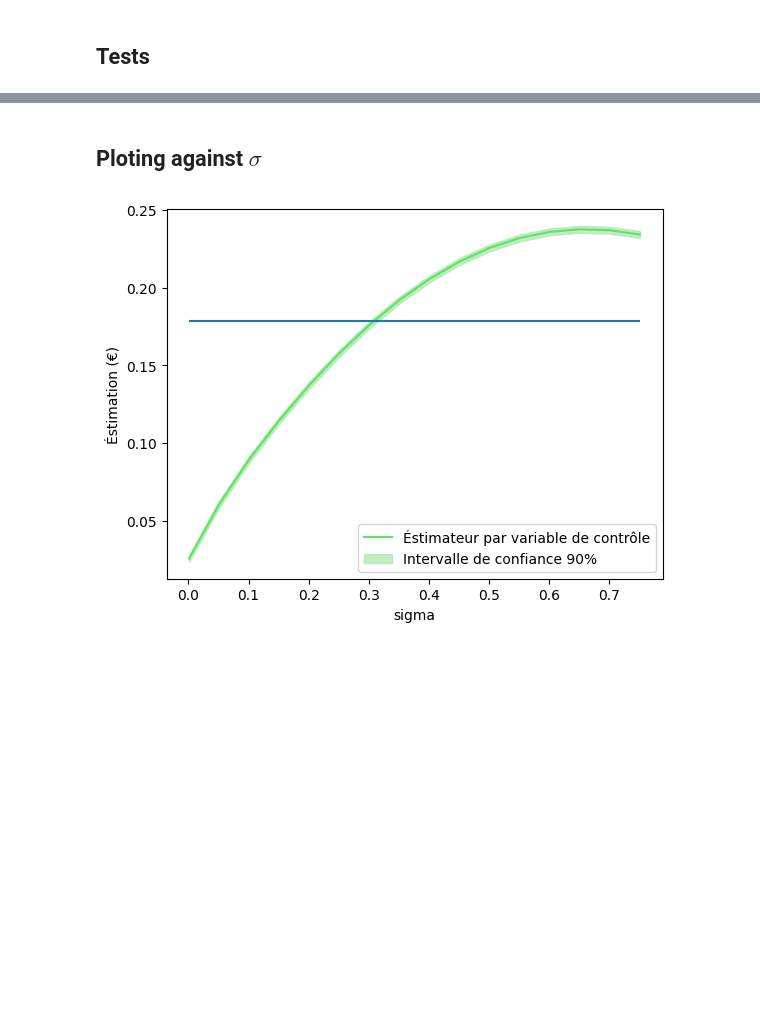
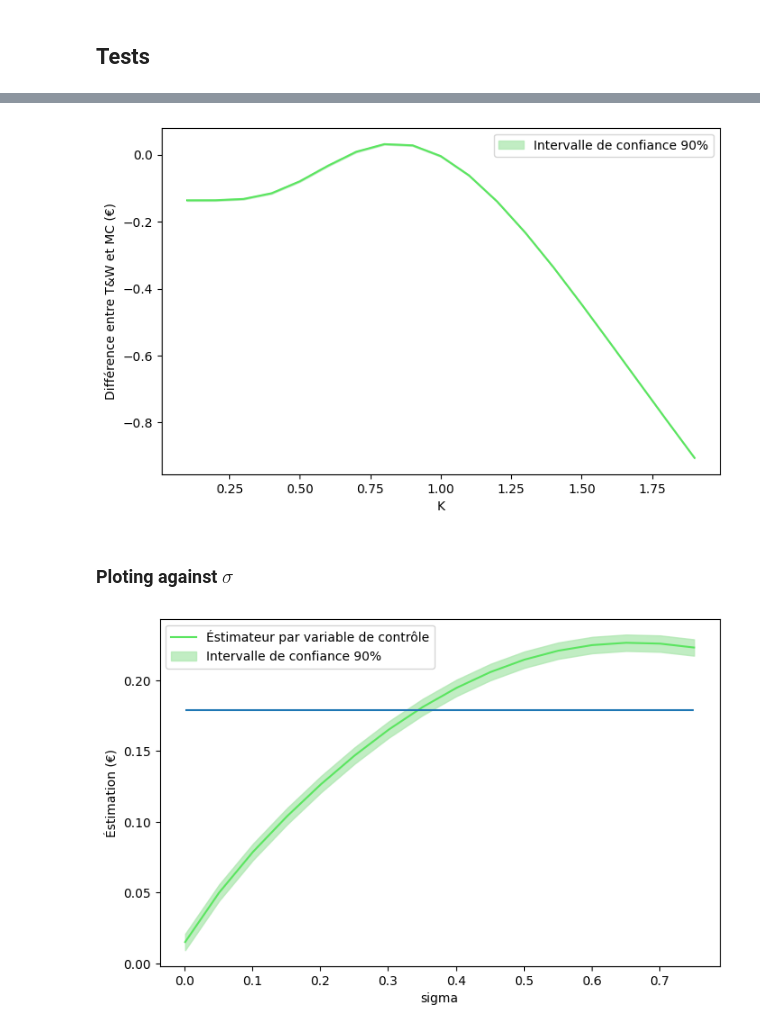
Before and after one commit to Sh3xe/asian-option-pricing, a Jupyter notebook: pricing.ipynb, the cells around one changed output, grey strips where cells are left out. Cells and saved outputs as stored; diff of their text form; code cells hidden in the pictures; blank space fills up the shorter version.

```diff
--- a/pricing.ipynb
+++ b/pricing.ipynb
@@ -240,5 +255,16 @@ plt.show()
+# %%
+plt.plot(K_range, approx_vec-tnw_approx, c=GREEN)
+plt.fill_between(K_range, lower-tnw_approx, upper-tnw_approx, color=FILL_GREEN, label="Intervalle de confiance 90%")
+
+plt.xlabel("K")
+plt.ylabel("Différence entre T&W et MC (€)")
+plt.legend()
+plt.savefig("figures/diff_tnw_over_K.png", dpi=600)
+plt.show()
+# %% [output]
+[figure, added]
 # %% [markdown]
-## Ploting against $\sigma$
+### Ploting against $\sigma$
 # %%
 def approx_calc_sig(sig, price_paths):
     # Control variable monte-carlo
@@ -252,10 +278,10 @@ def approx_calc_sig(sig, price_paths):
     std_dev = asian_ctrl_mc_samples.std(ddof=1) / np.sqrt(len(asian_ctrl_mc_samples))
     return approx, std_dev
 # %%
-num_paths = 1500 # To be calculated with a real criterion
+chosen_num_paths = 100 # To be calculated with a real criterion
 critical_value = 1.645
 
-price_paths = price_paths_bs(r, sig, T, S0, num_paths, num_subdivs)
+price_paths = price_paths_bs(r, sig, T, S0, chosen_num_paths, num_subdivs)
 sig_range = np.arange(0.001, 0.8, 0.05)
 approx_vec = np.zeros(sig_range.shape)
 std_vec = np.zeros(sig_range.shape)
@@ -264,7 +290,7 @@ for i in range(len(sig_range)):
 	approx_vec[i] = approx
 	std_vec[i] = std_dev
 
-tnw_approx = call_asian_bs_tnw(r, sig, T, S0, K, num_subdivs=n)
+tnw_approx = call_asian_bs_tnw_dis(r, sig, T, S0, K, num_subdivs)
 lower = approx_vec - critical_value * std_vec
 upper = approx_vec + critical_value * std_vec
 plt.plot(sig_range, approx_vec, c=GREEN, label="Éstimateur par variable de contrôle")
@@ -274,7 +300,7 @@ plt.hlines(tnw_approx, xmin=sig_range.min(), xmax=sig_range.max())
 plt.xlabel("sigma")
 plt.ylabel("Éstimation (€)")
 plt.legend()
-plt.savefig("value_vs_sig.png", dpi=600)
+plt.savefig("figures/value_vs_sig.png", dpi=600)
 plt.show()
 # %% [output]
-[figure, old version]
+[figure, new version]
```
Also changed, not shown: parts of 24 cells of this notebook, 10 other files.
